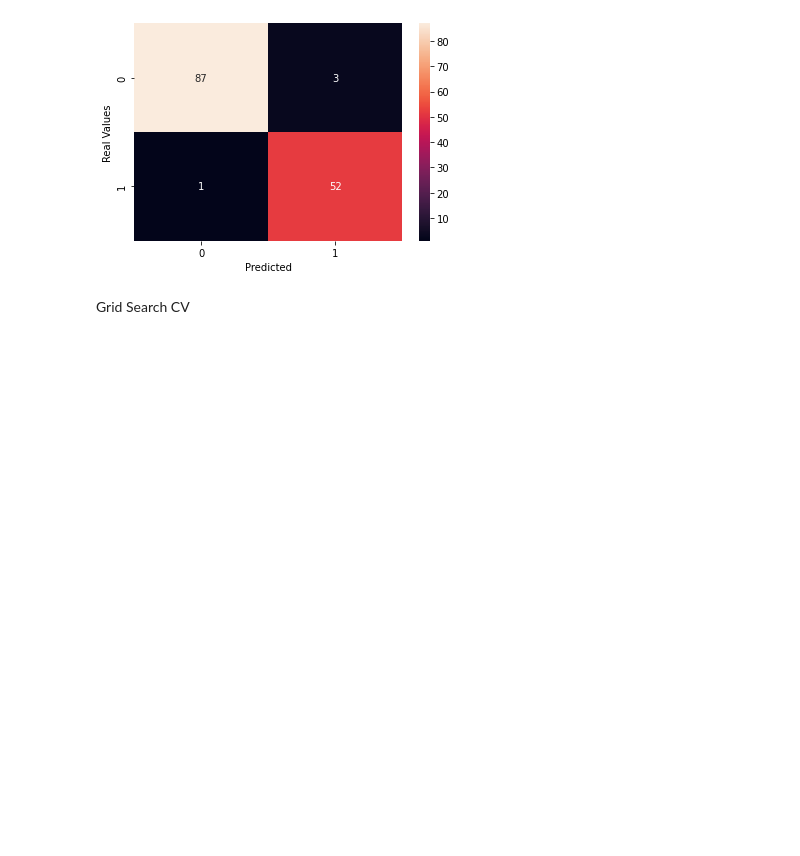
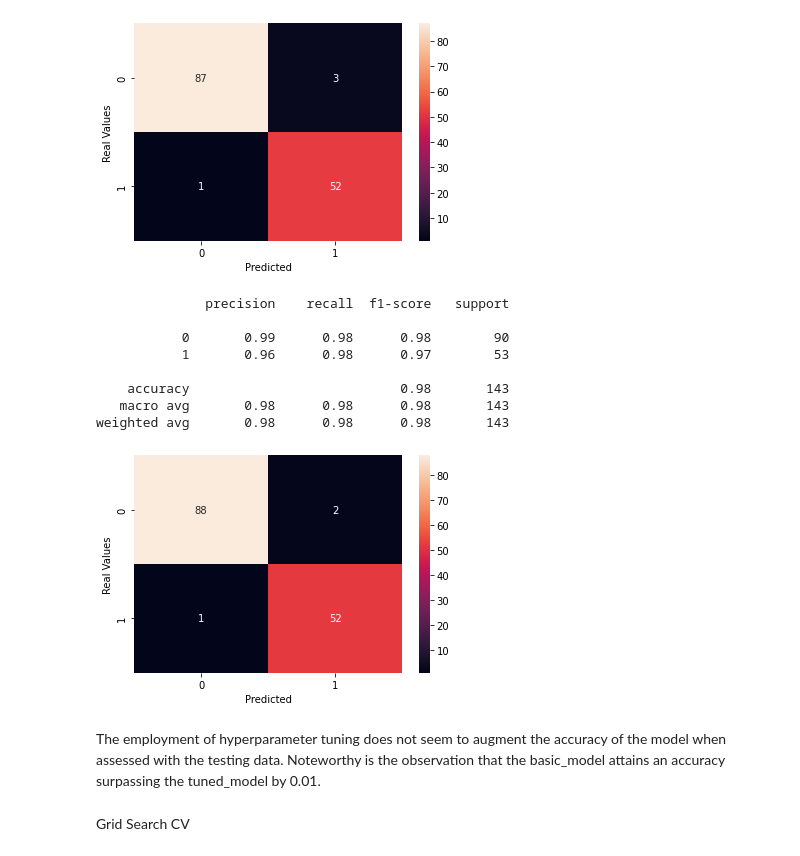
Before and after one commit to JulianDietrich97/BreastCancer, a Jupyter notebook: 4_RandomForestClassifier.ipynb, the cells around one changed output. Cells and saved outputs as stored; diff of their text form; code cells hidden in the pictures; blank space fills up the shorter version.

```diff
--- a/4_RandomForestClassifier.ipynb
+++ b/4_RandomForestClassifier.ipynb
@@ -262,20 +271,21 @@ n_estimators: 1000,
 # %%
-#best_random = rf_random.best_estimator_
-clf1 = RandomForestClassifier(n_estimators= 1000,
-                              min_samples_split= 5,
+#Tuned model
+tuned_model = RandomForestClassifier(n_estimators= 1000,
+                                min_samples_split= 5,
                                 min_samples_leaf= 2,
                                 max_features= 'sqrt',
                                 max_depth= 100,
-                                bootstrap= False)
-clf1.fit(X_train, y_train)
+                                bootstrap= False,
+                                random_state=99)
+tuned_model.fit(X_train, y_train)
 
-y_pred=clf1.predict(X_test)
+y_pred1=tuned_model.predict(X_test)
 
-confusion_matrix = pd.crosstab(y_test, y_pred, rownames=['Real Values'], colnames=['Predicted'])
+confusion_matrix = pd.crosstab(y_test, y_pred1, rownames=['Real Values'], colnames=['Predicted'])
 sn.heatmap(confusion_matrix, annot=True)
 
 from sklearn.metrics import classification_report
-print(classification_report(y_test, y_pred))
+print(classification_report(y_test, y_pred1))
 # %% [output]
               precision    recall  f1-score   support
 
@@ -286,5 +296,29 @@ print(classification_report(y_test, y_pred))
    macro avg       0.97      0.97      0.97       143
 weighted avg       0.97      0.97      0.97       143
 [figure]
+# %%
+#Basic model
+basic_model = RandomForestClassifier()
+basic_model.fit(X_train, y_train)
+
+y_pred2=basic_model.predict(X_test)
+
+confusion_matrix = pd.crosstab(y_test, y_pred2, rownames=['Real Values'], colnames=['Predicted'])
+sn.heatmap(confusion_matrix, annot=True)
+
+from sklearn.metrics import classification_report
+print(classification_report(y_test, y_pred2))
+# %% [output]
+              precision    recall  f1-score   support
+
+           0       0.99      0.98      0.98        90
+           1       0.96      0.98      0.97        53
+
+    accuracy                           0.98       143
+   macro avg       0.98      0.98      0.98       143
+weighted avg       0.98      0.98      0.98       143
+[figure, added]
+# %% [markdown]
+The employment of hyperparameter tuning does not seem to augment the accuracy of the model when assessed with the testing data. Noteworthy is the observation that the basic_model attains an accuracy surpassing the tuned_model by 0.01.
 # %% [markdown]
 Grid Search CV
```
Also changed, not shown: parts of 10 cells of this notebook.
